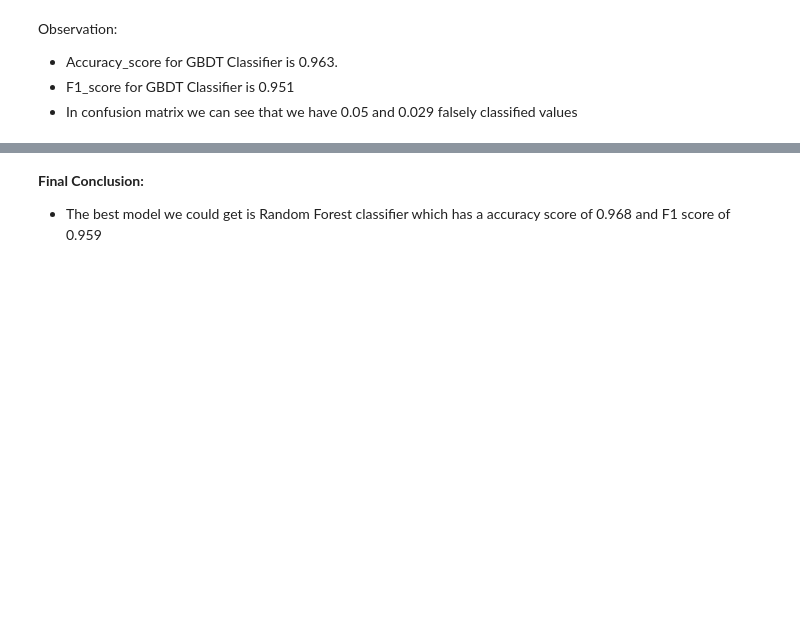
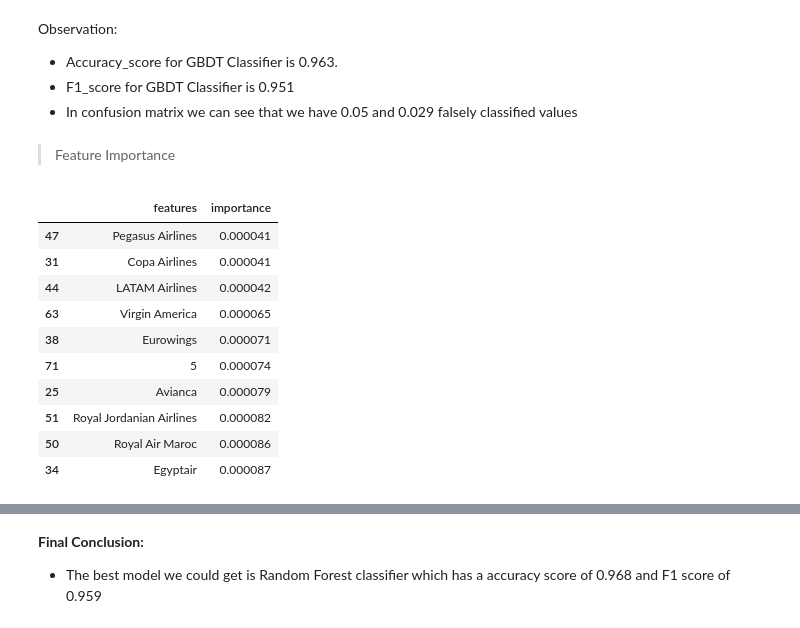
Before and after one commit to ydv1412/airline_review_classification, a Jupyter notebook: airline_review_classification.ipynb, the cells around one changed output, grey strips where cells are left out. Saved outputs shown, nothing was run; the diff lists cells and outputs as text; code cells hidden in the pictures; blank space fills up the shorter version.

```diff
--- a/airline_review_classification.ipynb
+++ b/airline_review_classification.ipynb
@@ -787,3 +809,23 @@ Observation:
 * Accuracy_score for GBDT Classifier is 0.963.
 * F1_score for GBDT Classifier is 0.951
 * In confusion matrix we can see that we have 0.05 and 0.029 falsely classified values
+# %% [markdown]
+> Feature Importance
+# %%
+feature_importance_df = pd.DataFrame({'features':x_train.columns , 'importance':clf6.feature_importances_})
+# %%
+feature_importance_df.sort_values(by= 'importance' , ascending = 'False' , inplace = True)
+# %%
+feature_importance_df.head(10)
+# %% [output]
+|  | features | importance |
+| 47 | Pegasus Airlines | 0.000041 |
+| 31 | Copa Airlines | 0.000041 |
+| 44 | LATAM Airlines | 0.000042 |
+| 63 | Virgin America | 0.000065 |
+| 38 | Eurowings | 0.000071 |
+| 71 | 5 | 0.000074 |
+| 25 | Avianca | 0.000079 |
+| 51 | Royal Jordanian Airlines | 0.000082 |
+| 50 | Royal Air Maroc | 0.000086 |
+| 34 | Egyptair | 0.000087 |
```
Also changed, not shown: parts of 29 cells of this notebook.
